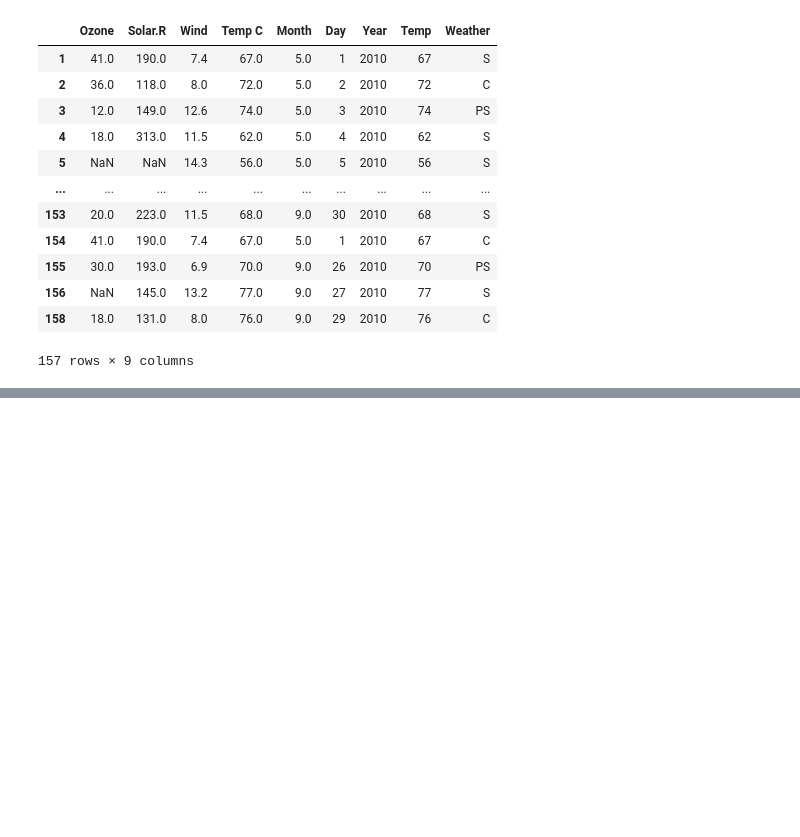
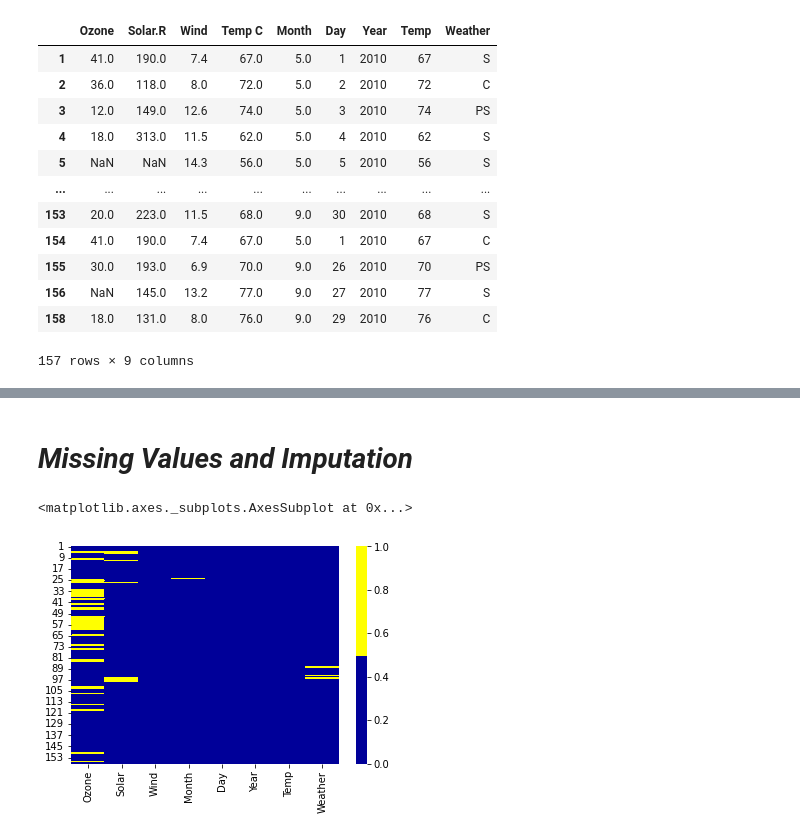
Before and after one commit to pincha673/notes, a Jupyter notebook: EDA.ipynb, the cells around one changed output, grey strips where cells are left out. Cells and saved outputs as stored; diff of their text form; code cells hidden in the pictures; blank space fills up the shorter version.

```diff
--- a/EDA.ipynb
+++ b/EDA.ipynb
@@ -158,0 +161,2 @@ data_cleaned1
+# %%
+data_cleaned2 = data_cleaned1.drop('Temp C',axis=1)
@@ -158,0 +181,2 @@ data_cleaned1
+# %%
+data_cleaned3 = data_cleaned2.rename({'Solar.R': 'Solar'},axis=1)
@@ -158,0 +199,11 @@ data_cleaned1
+# %% [markdown]
+# ***Missing Values and Imputation***
+# %%
+import seaborn as sns
+cols = data_cleaned3 . columns
+colours = ['#000099','#ffff00']                                                 # specific colour Yellow = is mising and Blue -Not Missing
+sns.heatmap(data_cleaned3[cols].isnull(),
+            cmap = sns.color_palette(colours))
+# %% [output]
+<matplotlib.axes._subplots.AxesSubplot at 0x...>
+[figure, added]
```
Also changed, not shown: parts of 35 cells of this notebook.
